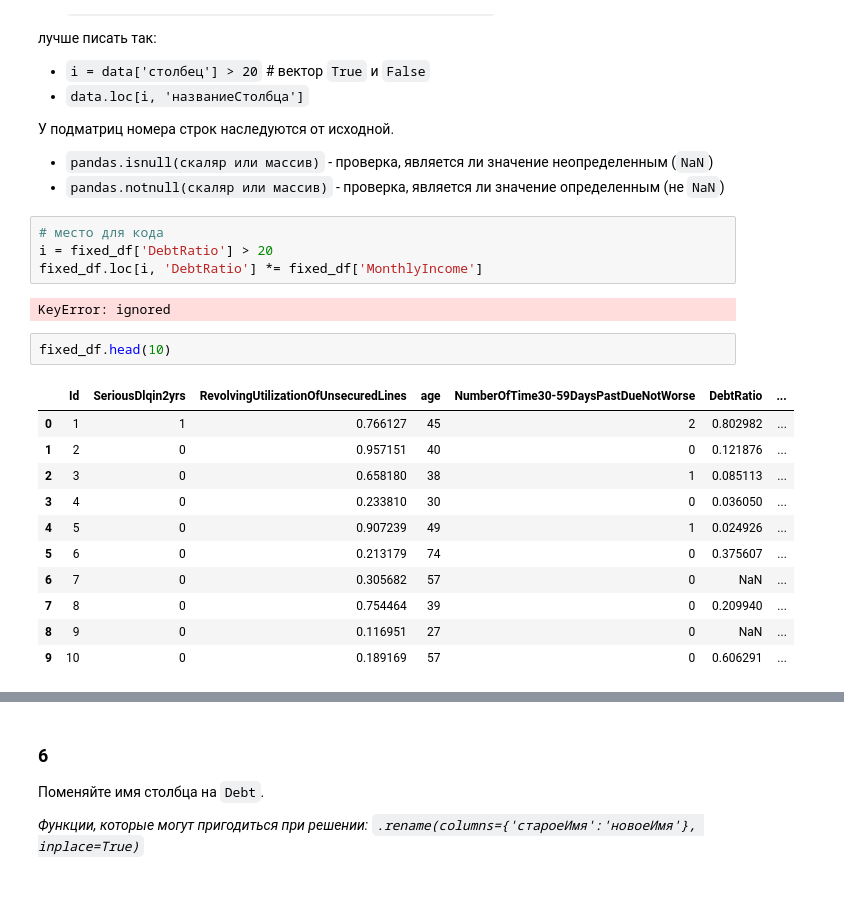
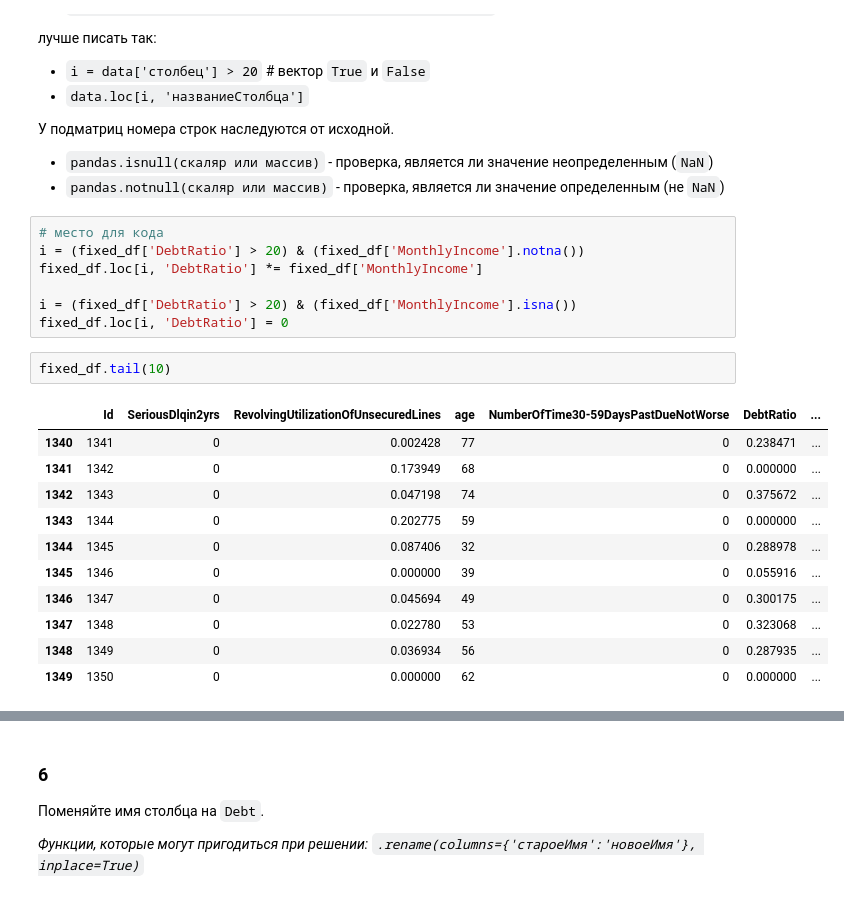
Before and after one commit to VelichkoAlexander-git/IntelligentSystems, a Jupyter notebook: Pandas/lab1/lab_1_pandas.ipynb, the cells around one changed output, grey strips where cells are left out. Saved outputs shown, nothing was run; the diff lists cells and outputs as text.

```diff
--- a/Pandas/lab1/lab_1_pandas.ipynb
+++ b/Pandas/lab1/lab_1_pandas.ipynb
@@ -154,21 +147,22 @@ dtype: object
 * `pandas.notnull(скаляр или массив)` - проверка, является ли значение определенным (не `NaN`)
 # %%
 # место для кода
-i = fixed_df['DebtRatio'] > 20
+i = (fixed_df['DebtRatio'] > 20) & (fixed_df['MonthlyIncome'].notna())
 fixed_df.loc[i, 'DebtRatio'] *= fixed_df['MonthlyIncome']
+
+i = (fixed_df['DebtRatio'] > 20) & (fixed_df['MonthlyIncome'].isna())
+fixed_df.loc[i, 'DebtRatio'] = 0
-# %% [output]
-KeyError: ignored
 # %%
-fixed_df.head(10)
+fixed_df.tail(10)
 # %% [output]
 |  | Id | SeriousDlqin2yrs | RevolvingUtilizationOfUnsecuredLines | age | NumberOfTime30-59DaysPastDueNotWorse | DebtRatio | ... |
-| 0 | 1 | 1 | 0.766127 | 45 | 2 | 0.802982 | ... |
-| 1 | 2 | 0 | 0.957151 | 40 | 0 | 0.121876 | ... |
-| 2 | 3 | 0 | 0.658180 | 38 | 1 | 0.085113 | ... |
-| 3 | 4 | 0 | 0.233810 | 30 | 0 | 0.036050 | ... |
-| 4 | 5 | 0 | 0.907239 | 49 | 1 | 0.024926 | ... |
-| 5 | 6 | 0 | 0.213179 | 74 | 0 | 0.375607 | ... |
-| 6 | 7 | 0 | 0.305682 | 57 | 0 | NaN | ... |
-| 7 | 8 | 0 | 0.754464 | 39 | 0 | 0.209940 | ... |
-| 8 | 9 | 0 | 0.116951 | 27 | 0 | NaN | ... |
-| 9 | 10 | 0 | 0.189169 | 57 | 0 | 0.606291 | ... |
+| 1340 | 1341 | 0 | 0.002428 | 77 | 0 | 0.238471 | ... |
+| 1341 | 1342 | 0 | 0.173949 | 68 | 0 | 0.000000 | ... |
+| 1342 | 1343 | 0 | 0.047198 | 74 | 0 | 0.375672 | ... |
+| 1343 | 1344 | 0 | 0.202775 | 59 | 0 | 0.000000 | ... |
+| 1344 | 1345 | 0 | 0.087406 | 32 | 0 | 0.288978 | ... |
+| 1345 | 1346 | 0 | 0.000000 | 39 | 0 | 0.055916 | ... |
+| 1346 | 1347 | 0 | 0.045694 | 49 | 0 | 0.300175 | ... |
+| 1347 | 1348 | 0 | 0.022780 | 53 | 0 | 0.323068 | ... |
+| 1348 | 1349 | 0 | 0.036934 | 56 | 0 | 0.287935 | ... |
+| 1349 | 1350 | 0 | 0.000000 | 62 | 0 | 0.000000 | ... |
```
Also changed, not shown: parts of 7 cells of this notebook.
